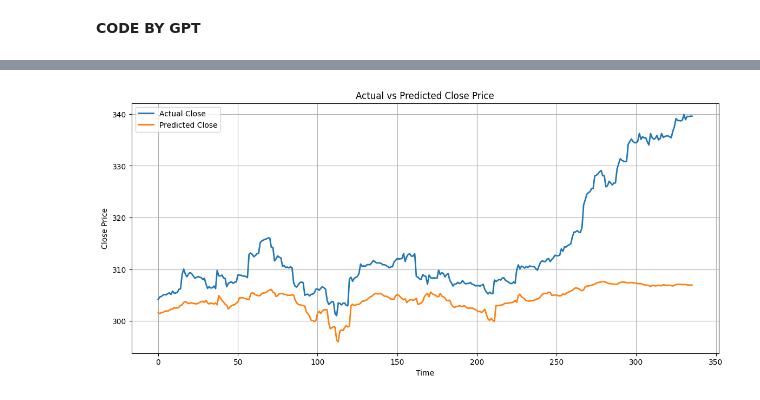
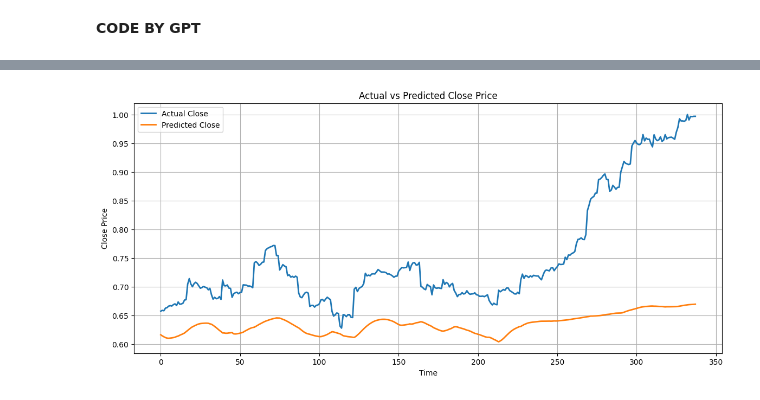
Before and after one commit to sejfovskienes/training-model-strong, a Jupyter notebook: notebook/script.ipynb, the cells around one changed output, grey strips where cells are left out. Cells and saved outputs as stored; diff of their text form; code cells hidden in the pictures.

```diff
--- a/notebook/script.ipynb
+++ b/notebook/script.ipynb
@@ -21,6 +117,6 @@ warnings.filterwarnings('ignore')
 # %%
 def load_dataset() -> pd.DataFrame:
-    path = '../dataset.csv'
+    path = 'dataset.csv'
     df = pd.read_csv(path, parse_dates=['Datetime'])
     print("*"*15 +  " DATASET INFO: " + "*"*15 + f"\n {df.info()}")
     print("*"*15 +  " DATASET HEAD: " + "*"*15 + f"\n {df.head()}")
@@ -148,7 +228,7 @@ def create_professional_lstm(input_size=20, hidden_size=128, num_layers=3, dropo
 # %%
 import torch
 import torch.nn as nn
-from torch.utils.data import DataLoader, TensorDataset
+from torch.utils.data import DataLoader, TensorDataset, random_split
 import numpy as np
 import pandas as pd
 import joblib
@@ -158,34 +238,23 @@ import matplotlib.pyplot as plt
 # -------------------------
 # 1. Helper: Create sequences (lag features included)
 # -------------------------
-def create_sequences(data, target_column='Close', seq_length=30):
-    """
-    Convert dataframe into sequences for LSTM training.
-    Includes all numeric features including past 'Close' values.
-
-    data: pd.DataFrame (numeric, scaled)
-    target_column: str, name of target column
-    seq_length: int, number of past timesteps to include
-    """
+def create_sequences(data, target_column='Close', seq_length=20):
     X, y = [], []
     data_values = data.values
     target_idx = data.columns.get_loc(target_column)
-
     for i in range(len(data) - seq_length):
-        X.append(data_values[i:i+seq_length])        # sequence of past timesteps
-        y.append(data_values[i+seq_length, target_idx])  # target at next timestep
-
+        X.append(data_values[i:i+seq_length])
+        y.append(data_values[i+seq_length, target_idx])
     return np.array(X), np.array(y)
 
 # -------------------------
-# 2. Load your dataset
+# 2. Load numeric dataset
 # -------------------------
 df = df_scaled.copy()
-# Keep only numeric columns
 numeric_cols = df.select_dtypes(include=np.number).columns
 df_numeric = df[numeric_cols]
 
-SEQ_LENGTH = 30
+SEQ_LENGTH = 20
 X, y = create_sequences(df_numeric, target_column='Close', seq_length=SEQ_LENGTH)
 print(f"Sequences shape: X={X.shape}, y={y.shape}")
 
@@ -203,27 +272,36 @@ X_test = torch.tensor(X_test, dtype=torch.float32)
 y_test = torch.tensor(y_test, dtype=torch.float32).unsqueeze(-1)
 
 # -------------------------
-# 4. Dataloaders
+# 4. Validation split
 # -------------------------
+val_size = int(0.1 * len(X_train))
+train_size = len(X_train) - val_size
+train_dataset, val_dataset = random_split(TensorDataset(X_train, y_train), [train_size, val_size])
 BATCH_SIZE = 32
-train_loader = DataLoader(TensorDataset(X_train, y_train), batch_size=BATCH_SIZE, shuffle=True)
+train_loader = DataLoader(train_dataset, batch_size=BATCH_SIZE, shuffle=True)
+val_loader = DataLoader(val_dataset, batch_size=BATCH_SIZE, shuffle=False)
 test_loader = DataLoader(TensorDataset(X_test, y_test), batch_size=BATCH_SIZE, shuffle=False)
 
 # -------------------------
 # 5. Model
 # -------------------------
-model = create_professional_lstm(input_size=X.shape[2], hidden_size=128, num_layers=3, dropout=0.3)
+model = create_professional_lstm(input_size=X.shape[2], hidden_size=128, num_layers=2, dropout=0.3)
 device = torch.device("cuda" if torch.cuda.is_available() else "cpu")
 model.to(device)
 
 criterion = nn.MSELoss()
-optimizer = torch.optim.Adam(model.parameters(), lr=0.001)
+optimizer = torch.optim.Adam(model.parameters(), lr=0.001, weight_decay=1e-5)
 
 # -------------------------
-# 6. Training loop
+# 6. Training loop with early stopping
 # -------------------------
 EPOCHS = 150
+best_val_loss = np.inf
+patience = 15
+counter = 0
+
 for epoch in range(1, EPOCHS+1):
+    # Training
     model.train()
     epoch_loss = 0
     for xb, yb in train_loader:
@@ -234,16 +312,34 @@ for epoch in range(1, EPOCHS+1):
         loss.backward()
         optimizer.step()
         epoch_loss += loss.item() * xb.size(0)
+    epoch_loss /= len(train_loader.dataset)
 
-    epoch_loss /= len(train_loader.dataset)
-    if epoch % 10 == 0 or epoch == 1:
-        print(f"Epoch {epoch}/{EPOCHS}, Loss: {epoch_loss:.6f}")
+    # Validation
+    model.eval()
+    val_loss = 0
+    with torch.no_grad():
+        for xb, yb in val_loader:
+            xb, yb = xb.to(device), yb.to(device)
+            val_loss += criterion(model(xb), yb).item() * xb.size(0)
+    val_loss /= len(val_loader.dataset)
+
+    print(f"Epoch {epoch}/{EPOCHS}, Train Loss: {epoch_loss:.6f}, Val Loss: {val_loss:.6f}")
+
+    # Early stopping
+    if val_loss < best_val_loss:
+        best_val_loss = val_loss
+        counter = 0
+        torch.save(model.state_dict(), 'best_professional_lstm.pth')
+    else:
+        counter += 1
+        if counter >= patience:
+            print("Early stopping triggered")
+            break
 
 # -------------------------
-# 7. Save model
+# 7. Load best model
 # -------------------------
-torch.save(model.state_dict(), 'professional_lstm.pth')
-print("Model saved as professional_lstm.pth")
+model.load_state_dict(torch.load('best_professional_lstm.pth'))
 
 # -------------------------
 # 8. Predictions
@@ -312 +408 @@ MAPE: 3.01%
-[figure, old version]
+[figure, new version]
```
Also changed, not shown: parts of 6 cells of this notebook, 7 other files.
